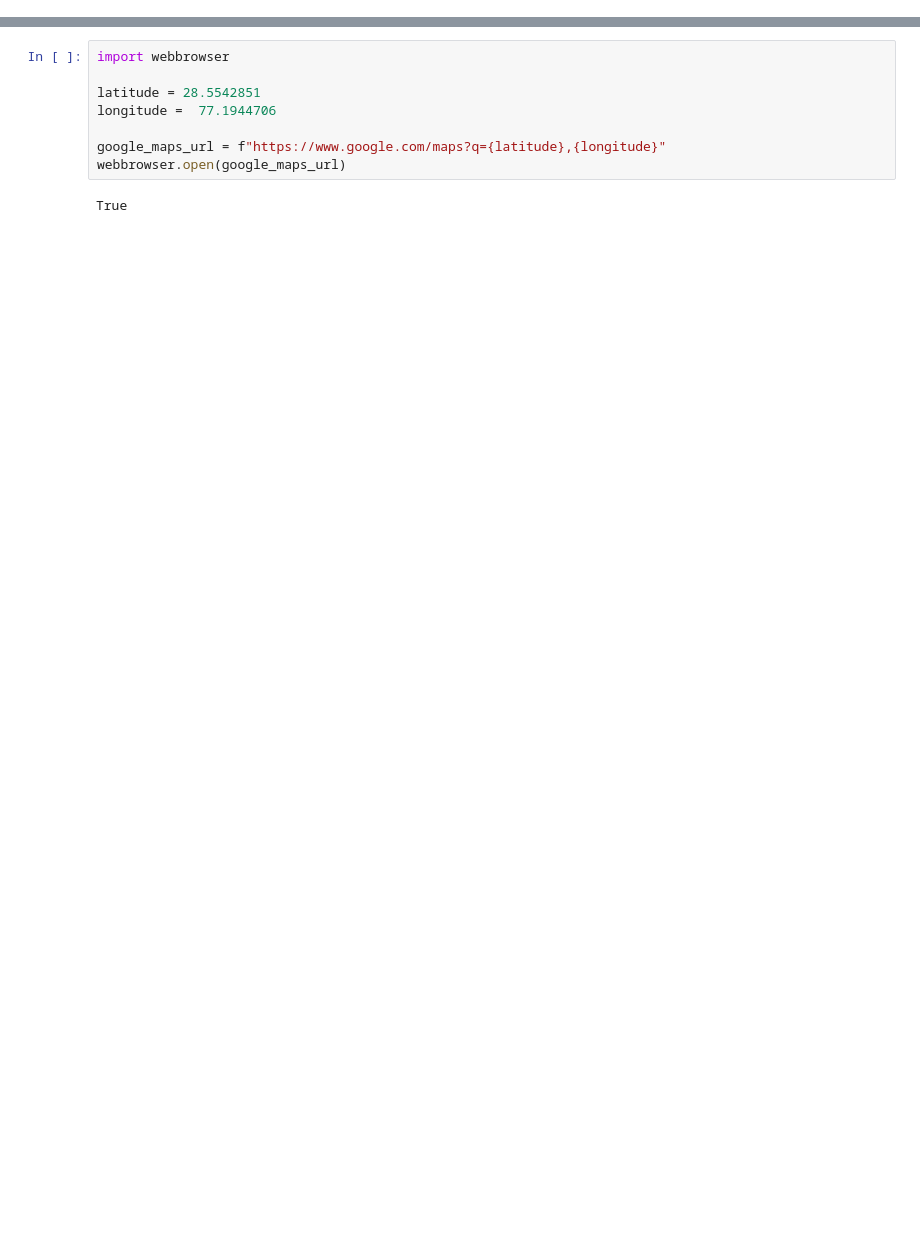
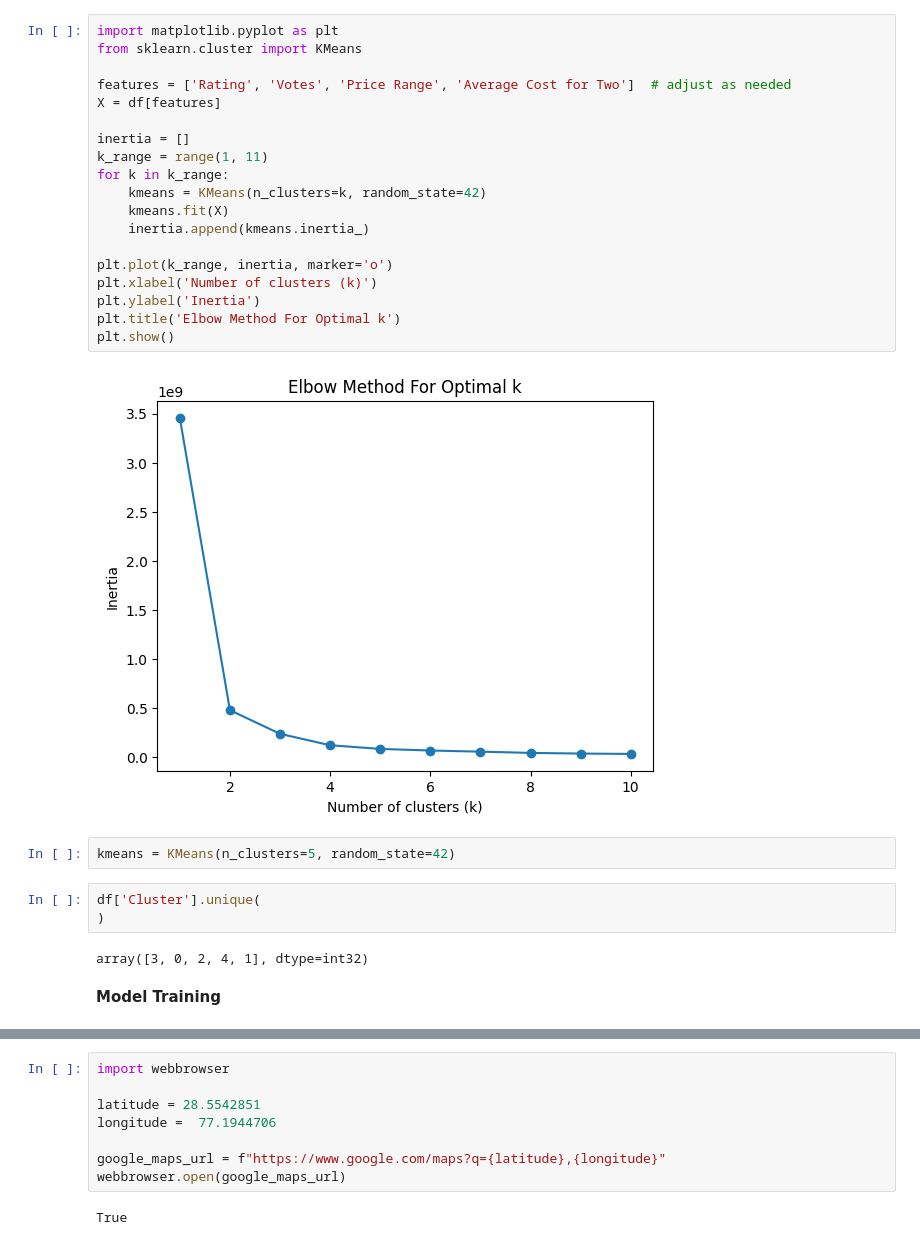
Before and after one commit to keerthi-ds777/restaurant-app, a Jupyter notebook: main.ipynb, the cells around one changed output, grey strips where cells are left out. Cells and saved outputs as stored; diff of their text form; blank space fills up the shorter version.

```diff
--- a/main.ipynb
+++ b/main.ipynb
@@ -47,0 +128,30 @@ df.head()
+# %%
+import matplotlib.pyplot as plt
+from sklearn.cluster import KMeans
+
+features = ['Rating', 'Votes', 'Price Range', 'Average Cost for Two']  # adjust as needed
+X = df[features]
+
+inertia = []
+k_range = range(1, 11)
+for k in k_range:
+    kmeans = KMeans(n_clusters=k, random_state=42)
+    kmeans.fit(X)
+    inertia.append(kmeans.inertia_)
+
+plt.plot(k_range, inertia, marker='o')
+plt.xlabel('Number of clusters (k)')
+plt.ylabel('Inertia')
+plt.title('Elbow Method For Optimal k')
+plt.show()
+# %% [output]
+[figure, added]
+# %%
+kmeans = KMeans(n_clusters=5, random_state=42)
+# %%
+df['Cluster'].unique(
+)
+# %% [output]
+array([3, 0, 2, 4, 1], dtype=int32)
+# %% [markdown]
+**Model Training**
```
Also changed, not shown: parts of 12 cells of this notebook, 5 other files.
